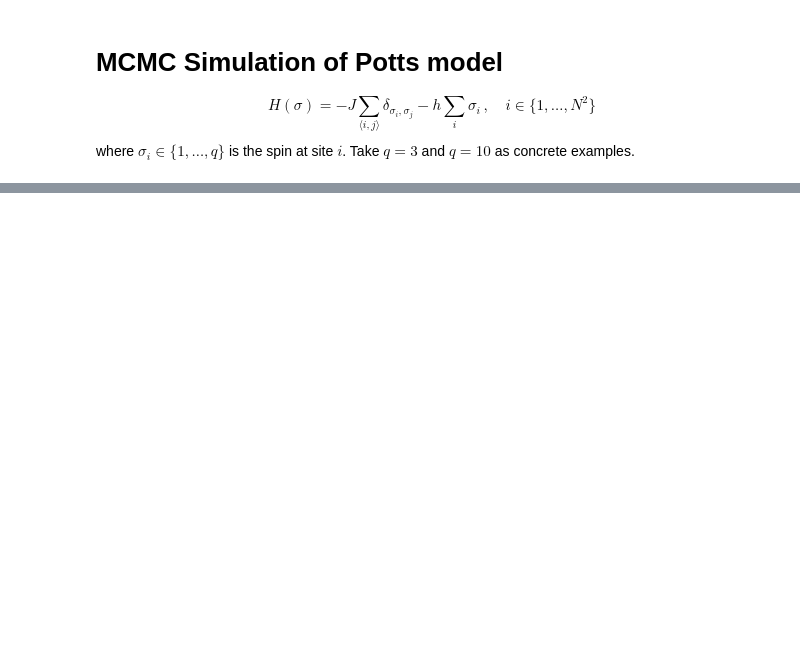
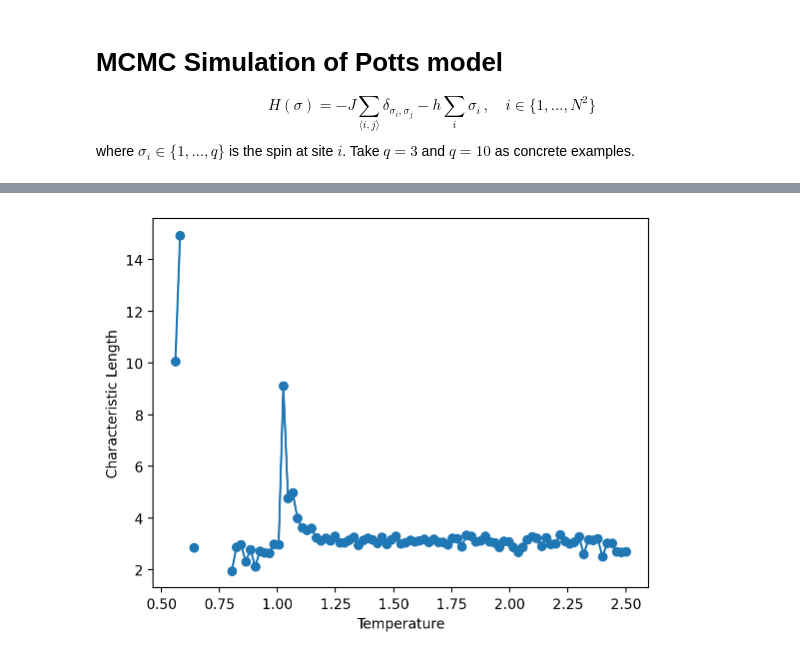
Before and after one commit to xiaoxuan-yu/Potts_MC_Simulation, a Jupyter notebook: simulation/Post-simulation.ipynb, the cells around one changed output, grey strips where cells are left out. Drawn from its saved outputs; the diff is of its cells as text; code cells hidden in the pictures; blank space fills up the shorter version.

```diff
--- a/simulation/Post-simulation.ipynb
+++ b/simulation/Post-simulation.ipynb
@@ -282,0 +277,7 @@ plt.show()
+# %%
+plt.plot(T_series, xi_series, 'o-')
+plt.xlabel('Temperature')
+plt.ylabel('Characteristic Length')
+plt.show()
+# %% [output]
+[figure, added]
```
Also changed, not shown: parts of 12 cells of this notebook, 5 other files.
